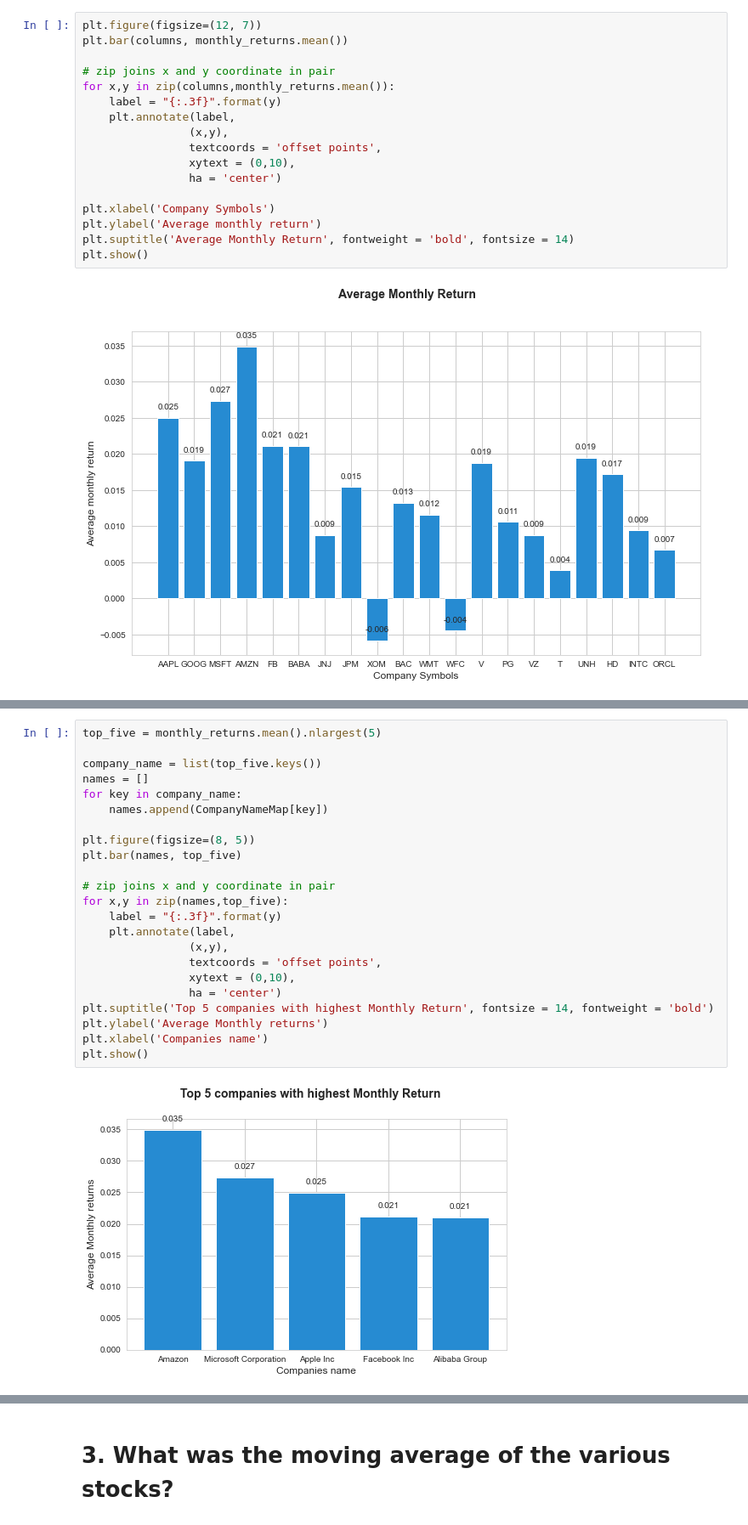
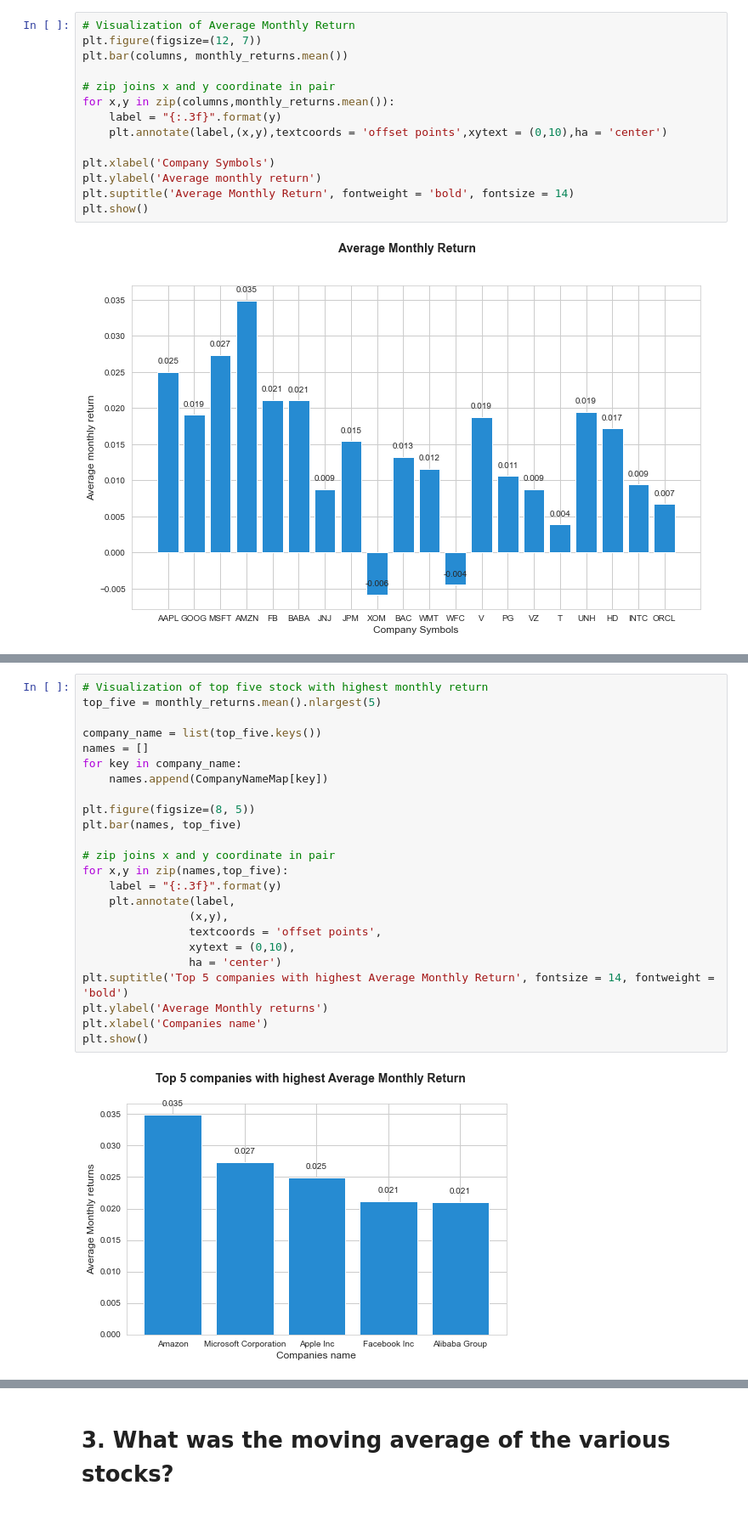
Before and after one commit to RITISHKARKIUNH/stockanalysis, a Jupyter notebook: Stock_Analysis.ipynb, the cells around one changed output, grey strips where cells are left out. Shown at 85% size. Saved outputs shown, nothing was run; the diff lists cells and outputs as text.

```diff
--- a/Stock_Analysis.ipynb
+++ b/Stock_Analysis.ipynb
@@ -202,15 +220,12 @@ print(colored('\t\t\tMonthly Adjusted Closing VS Monthly Volume VS Monthly % Cha
 # %%
+# Visualization of Average Monthly Return
 plt.figure(figsize=(12, 7))
 plt.bar(columns, monthly_returns.mean())
 
 # zip joins x and y coordinate in pair
 for x,y in zip(columns,monthly_returns.mean()):
     label = "{:.3f}".format(y)
-    plt.annotate(label,
-                (x,y),
-                textcoords = 'offset points',
-                xytext = (0,10),
-                ha = 'center')
+    plt.annotate(label,(x,y),textcoords = 'offset points',xytext = (0,10),ha = 'center')
 
 plt.xlabel('Company Symbols')
 plt.ylabel('Average monthly return')
@@ -221,26 +240,27 @@ plt.show()
 # %%
+# Visualization of top five stock with highest monthly return
 top_five = monthly_returns.mean().nlargest(5)
 
 company_name = list(top_five.keys())
 names = []
 for key in company_name:
     names.append(CompanyNameMap[key])
 
 plt.figure(figsize=(8, 5))
 plt.bar(names, top_five)
 
 # zip joins x and y coordinate in pair
 for x,y in zip(names,top_five):
     label = "{:.3f}".format(y)
     plt.annotate(label,
                 (x,y),
                 textcoords = 'offset points',
                 xytext = (0,10),
                 ha = 'center')
-plt.suptitle('Top 5 companies with highest Monthly Return', fontsize = 14, fontweight = 'bold')
+plt.suptitle('Top 5 companies with highest Average Monthly Return', fontsize = 14, fontweight = 'bold')
 plt.ylabel('Average Monthly returns')
 plt.xlabel('Companies name')
 plt.show()
 # %% [output]
-[figure, old version]
+[figure, new version]
 # %% [markdown]
```
Also changed, not shown: parts of 86 cells of this notebook.
